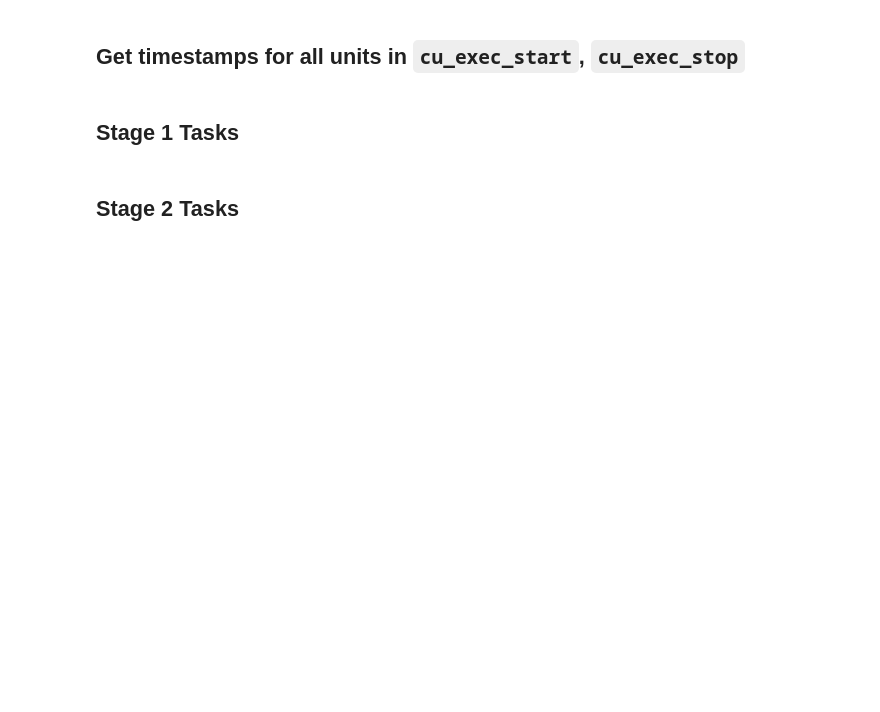
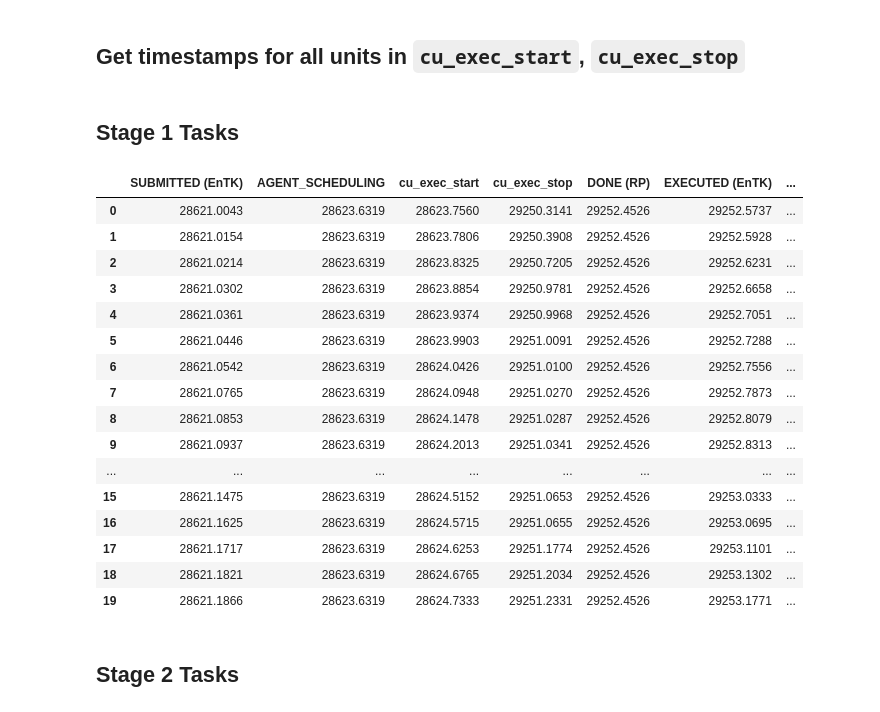
Before and after one commit to radical-experiments/htbac-escience-18, a Jupyter notebook: workflow/stress-ng-10-minutes.ipynb, the cells around one changed output. Cells and saved outputs as stored; diff of their text form; code cells hidden in the pictures; blank space fills up the shorter version.

```diff
--- a/workflow/stress-ng-10-minutes.ipynb
+++ b/workflow/stress-ng-10-minutes.ipynb
@@ -70,23 +31,0 @@ esms
-# %%
-keys = sessions['sid'].tolist()
-values = sessions['nunit'].tolist()
-nunits_dict = dict(zip(keys, values))
-
-sids_list = units['sid'].tolist()
-nunit = []
-
-for i in sids_list:
-    nunit.append(nunits_dict[i])
-
-wrangler_units['nunit']=nunit
-wrangler_units.set_index('sid')
-
-esmu = wrangler_units[
-    ['nunit','AGENT_EXECUTING','cu_exec_start_stop']]
-
-esmu.rename({'util_u_eprep'        :'cu_prep'}, axis='columns', inplace=True)
-esmu.rename({'util_u_equeue'       :'scheduler_queue_cu'}, axis='columns', inplace=True)
-esmu.rename({'util_u_exec_cu'      :'os_spawns_cu'}, axis='columns', inplace=True)
-esmu.rename({'util_u_exec_rp'      :'executor_spawning_cu'}, axis='columns', inplace=True)
-esmu.rename({'util_u_pre_exec'     :'pre_executables_cu'}, axis='columns', inplace=True)
-esmu
@@ -227,6 +147,25 @@ df = pd.concat([re_submitted, rp_agent_executing, rp_cu_exec_start, rp_cu_exec_s
 ## Stage 1 Tasks
 # %%
 stage_1 = df[0:20]
+stage_1
+# %% [output]
+|  | SUBMITTED (EnTK) | AGENT_SCHEDULING | cu_exec_start | cu_exec_stop | DONE (RP) | EXECUTED (EnTK) | ... |
+| 0 | 28621.0043 | 28623.6319 | 28623.7560 | 29250.3141 | 29252.4526 | 29252.5737 | ... |
+| 1 | 28621.0154 | 28623.6319 | 28623.7806 | 29250.3908 | 29252.4526 | 29252.5928 | ... |
+| 2 | 28621.0214 | 28623.6319 | 28623.8325 | 29250.7205 | 29252.4526 | 29252.6231 | ... |
+| 3 | 28621.0302 | 28623.6319 | 28623.8854 | 29250.9781 | 29252.4526 | 29252.6658 | ... |
+| 4 | 28621.0361 | 28623.6319 | 28623.9374 | 29250.9968 | 29252.4526 | 29252.7051 | ... |
+| 5 | 28621.0446 | 28623.6319 | 28623.9903 | 29251.0091 | 29252.4526 | 29252.7288 | ... |
+| 6 | 28621.0542 | 28623.6319 | 28624.0426 | 29251.0100 | 29252.4526 | 29252.7556 | ... |
+| 7 | 28621.0765 | 28623.6319 | 28624.0948 | 29251.0270 | 29252.4526 | 29252.7873 | ... |
+| 8 | 28621.0853 | 28623.6319 | 28624.1478 | 29251.0287 | 29252.4526 | 29252.8079 | ... |
+| 9 | 28621.0937 | 28623.6319 | 28624.2013 | 29251.0341 | 29252.4526 | 29252.8313 | ... |
+| ... | ... | ... | ... | ... | ... | ... | ... |
+| 15 | 28621.1475 | 28623.6319 | 28624.5152 | 29251.0653 | 29252.4526 | 29253.0333 | ... |
+| 16 | 28621.1625 | 28623.6319 | 28624.5715 | 29251.0655 | 29252.4526 | 29253.0695 | ... |
+| 17 | 28621.1717 | 28623.6319 | 28624.6253 | 29251.1774 | 29252.4526 | 29253.1101 | ... |
+| 18 | 28621.1821 | 28623.6319 | 28624.6765 | 29251.2034 | 29252.4526 | 29253.1302 | ... |
+| 19 | 28621.1866 | 28623.6319 | 28624.7333 | 29251.2331 | 29252.4526 | 29253.1771 | ... |
 # %% [markdown]
 ## Stage 2 Tasks
 # %%
```
Also changed, not shown: parts of 5 cells of this notebook.
